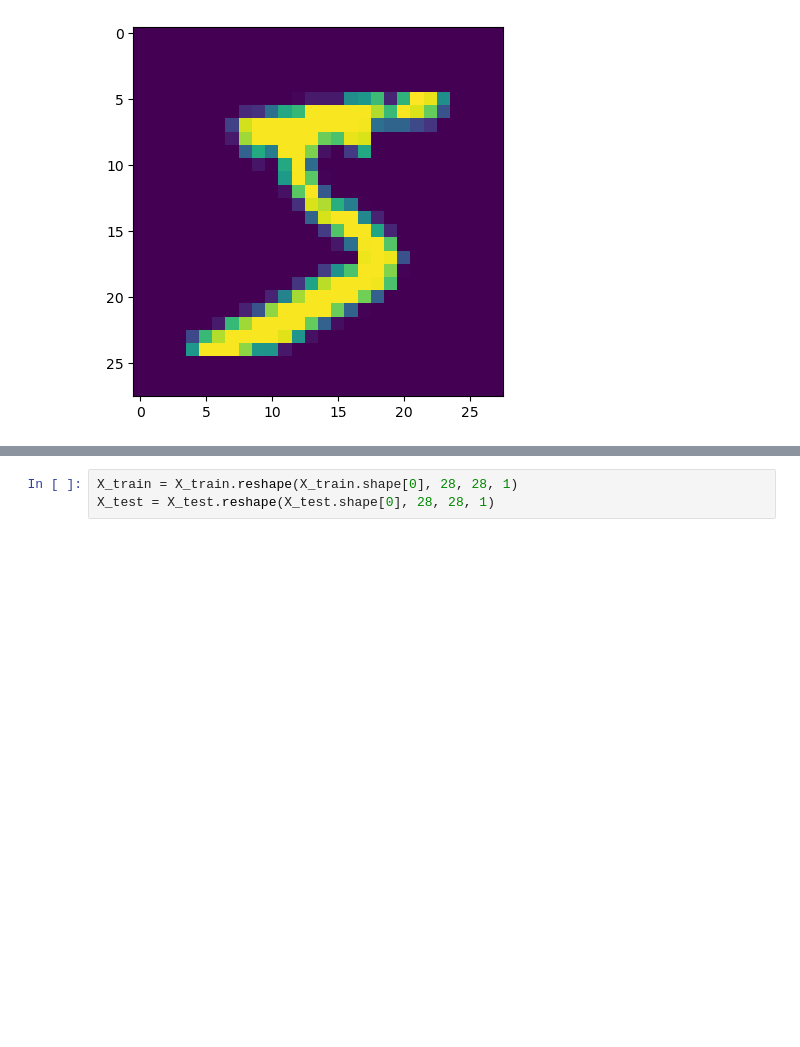
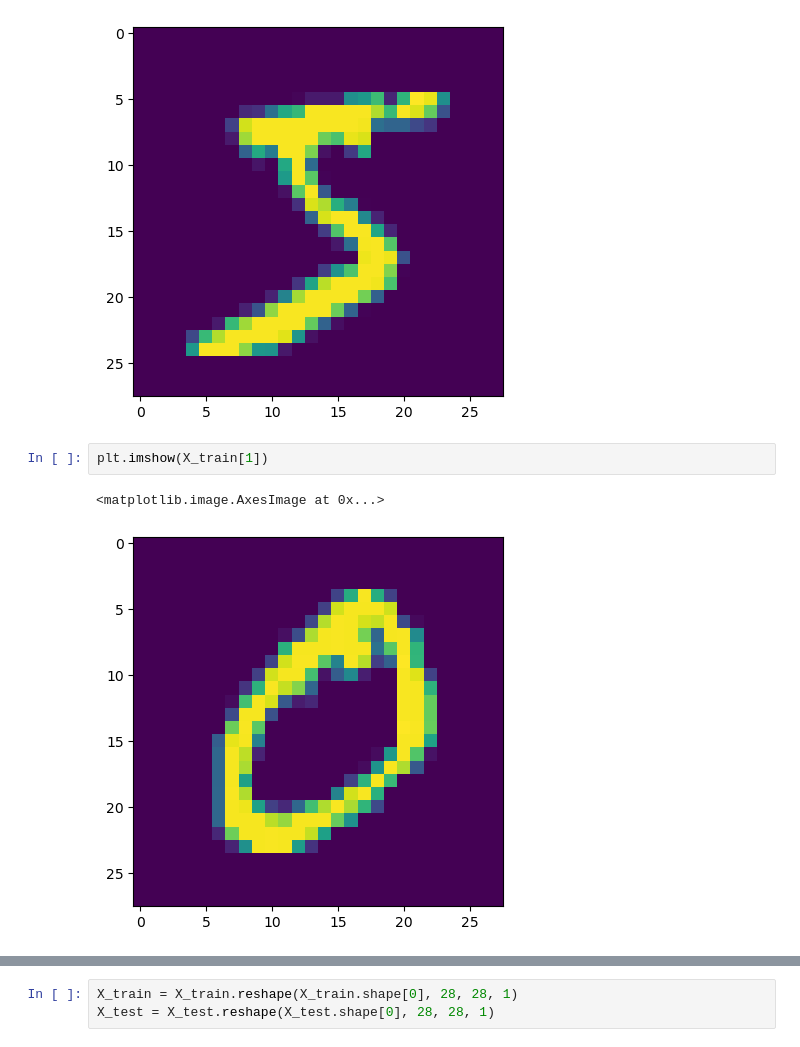
Before and after one commit to CarstenHensel/julia-python-lecture, a Jupyter notebook: Python/PythonMLExample.ipynb, the cells around one changed output, grey strips where cells are left out. Cells and saved outputs as stored; diff of their text form; blank space fills up the shorter version.

```diff
--- a/Python/PythonMLExample.ipynb
+++ b/Python/PythonMLExample.ipynb
@@ -97,3 +103,8 @@ plt.imshow(X_train[0])
 # %% [output]
 <matplotlib.image.AxesImage at 0x...>
 [figure]
+# %%
+plt.imshow(X_train[1])
+# %% [output]
+<matplotlib.image.AxesImage at 0x...>
+[figure, added]
```
Also changed, not shown: parts of 24 cells of this notebook.
